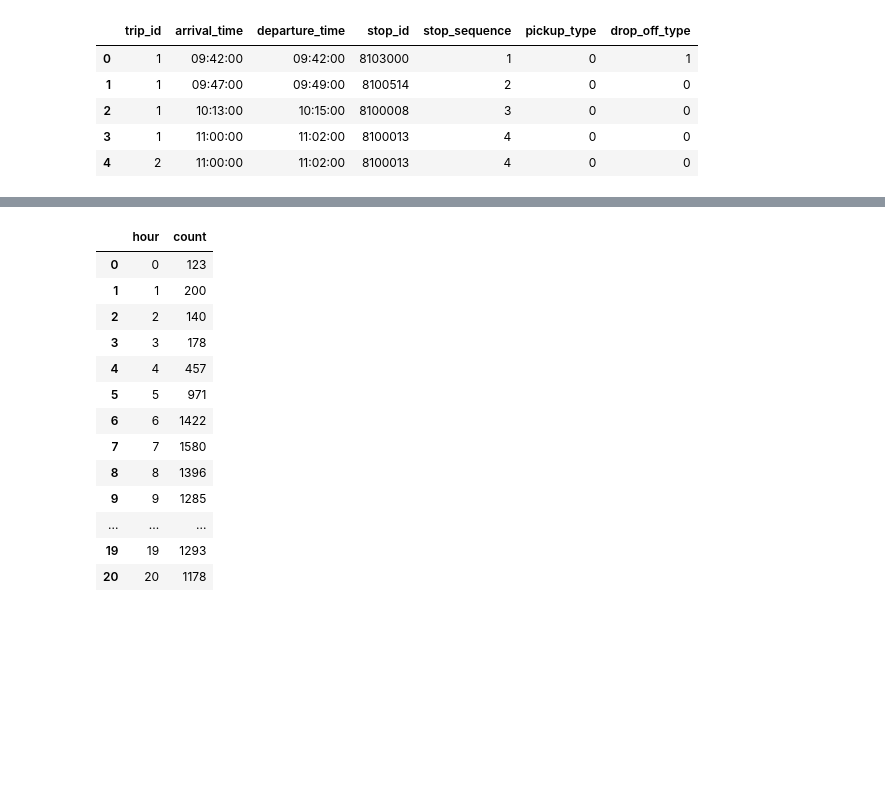
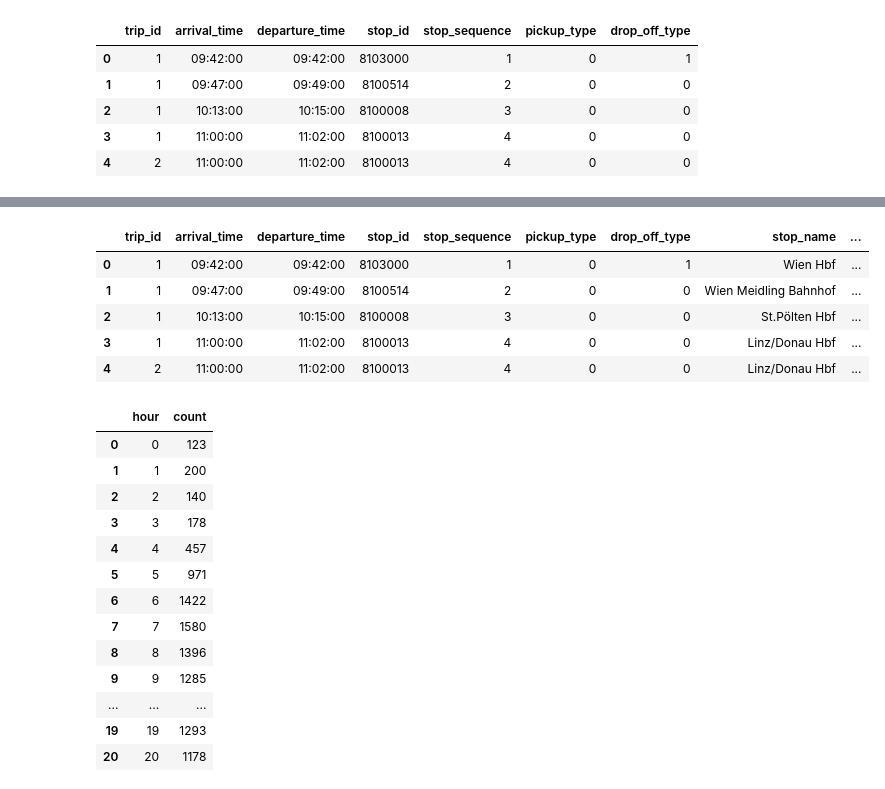
Before and after one commit to elena-smeu/train-data-exploration, a Jupyter notebook: data-preparation/DataPrep.ipynb, the cells around one changed output, grey strips where cells are left out. Cells and saved outputs as stored; diff of their text form; code cells hidden in the pictures; blank space fills up the shorter version.

```diff
--- a/data-preparation/DataPrep.ipynb
+++ b/data-preparation/DataPrep.ipynb
@@ -211,3 +210,12 @@ with open("stop_times_grp.json", "w") as fp:
 | 7 | 8 | [[16.563102999999998, 48.121081],... | 21:03:00 | 8100353 | 21:21:00 | 8103000 | 21 | ... |
 | 8 | 9 | [[16.377113, 48.185101], [16.5631... | 06:12:00 | 8103000 | 06:27:00 | 8100353 | 6 | ... |
 | 9 | 10 | [[16.377113, 48.185101], [16.5631... | 06:42:00 | 8103000 | 06:57:00 | 8100353 | 6 | ... |
+# %%
+display(stop_times_coord.head())
+# %% [output]
+|  | trip_id | arrival_time | departure_time | stop_id | stop_sequence | pickup_type | drop_off_type | stop_name | ... |
+| 0 | 1 | 09:42:00 | 09:42:00 | 8103000 | 1 | 0 | 1 | Wien Hbf | ... |
+| 1 | 1 | 09:47:00 | 09:49:00 | 8100514 | 2 | 0 | 0 | Wien Meidling Bahnhof | ... |
+| 2 | 1 | 10:13:00 | 10:15:00 | 8100008 | 3 | 0 | 0 | St.Pölten Hbf | ... |
+| 3 | 1 | 11:00:00 | 11:02:00 | 8100013 | 4 | 0 | 0 | Linz/Donau Hbf | ... |
+| 4 | 2 | 11:00:00 | 11:02:00 | 8100013 | 4 | 0 | 0 | Linz/Donau Hbf | ... |
```
Also changed, not shown: parts of 4 cells of this notebook, 1 other file.
